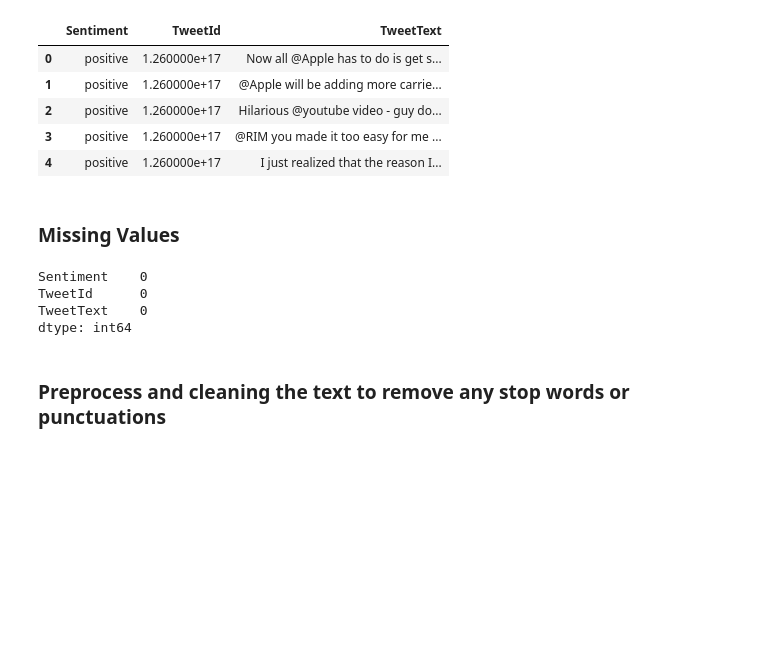
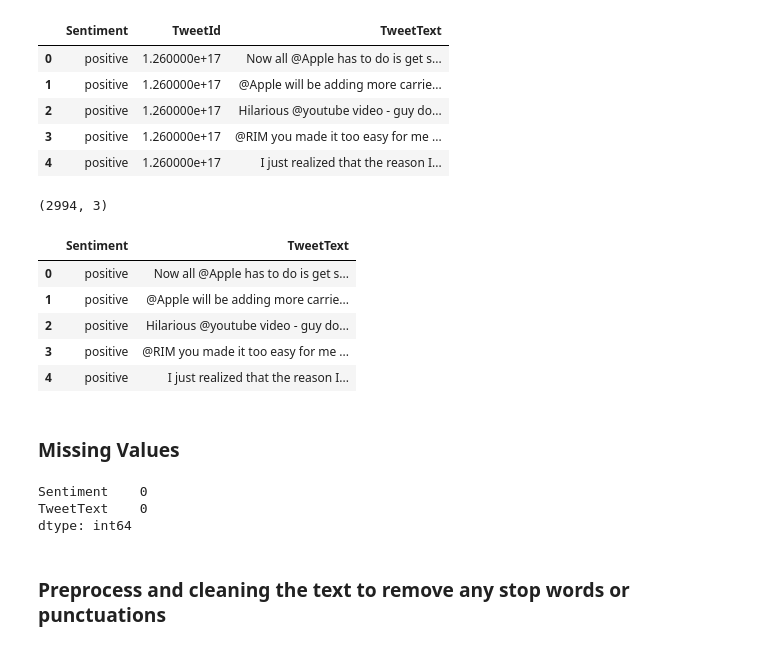
Before and after one commit to AnnaJazayeri/Social-Media-Analysis-X, a Jupyter notebook: Social Media Analysis.ipynb, the cells around one changed output. Cells and saved outputs as stored; diff of their text form; code cells hidden in the pictures; blank space fills up the shorter version.

```diff
--- a/Social Media Analysis.ipynb
+++ b/Social Media Analysis.ipynb
@@ -23,7 +30,7 @@ pd.options.display.max_colwidth = 100
 df = pd.read_csv("full-corpus-training.csv")
 
 # Filter out records with the "irrelevant" label
-# df = df[df['Sentiment'] != 'irrelevant']
+df = df[df['Sentiment'] != 'irrelevant']
 
 df.head()
 # %% [output]
@@ -33,13 +40,26 @@ df.head()
 | 2 | positive | 1.260000e+17 | Hilarious @youtube video - guy do... |
 | 3 | positive | 1.260000e+17 | @RIM you made it too easy for me ... |
 | 4 | positive | 1.260000e+17 | I just realized that the reason I... |
+# %%
+df.shape
+# %% [output]
+(2994, 3)
+# %%
+df = df.drop(['TweetId'], axis=1)
+df.head()
+# %% [output]
+|  | Sentiment | TweetText |
+| 0 | positive | Now all @Apple has to do is get s... |
+| 1 | positive | @Apple will be adding more carrie... |
+| 2 | positive | Hilarious @youtube video - guy do... |
+| 3 | positive | @RIM you made it too easy for me ... |
+| 4 | positive | I just realized that the reason I... |
 # %% [markdown]
 ### Missing Values
 # %%
 df.isna().sum()
 # %% [output]
 Sentiment    0
-TweetId      0
 TweetText    0
 dtype: int64
 # %% [markdown]
```
Also changed, not shown: parts of 38 cells of this notebook, 1 other file.
